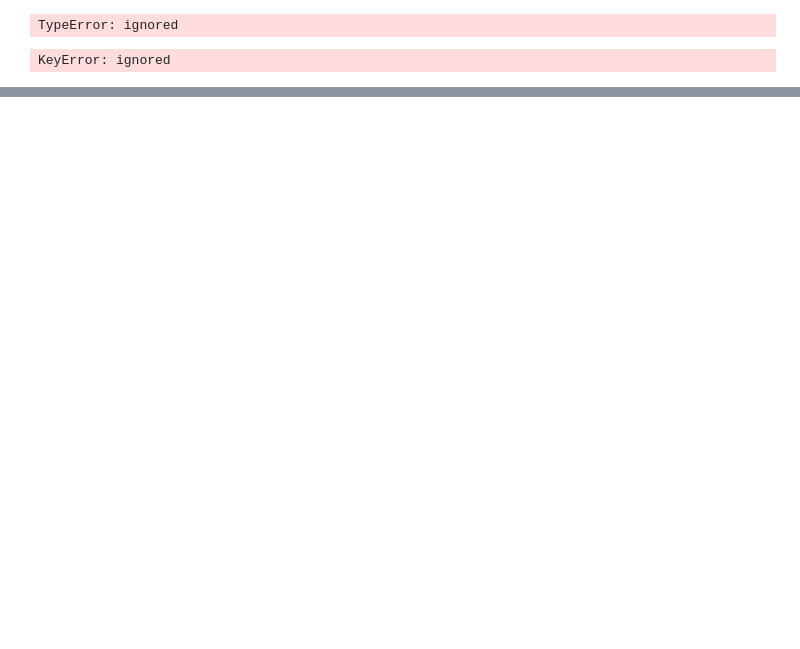
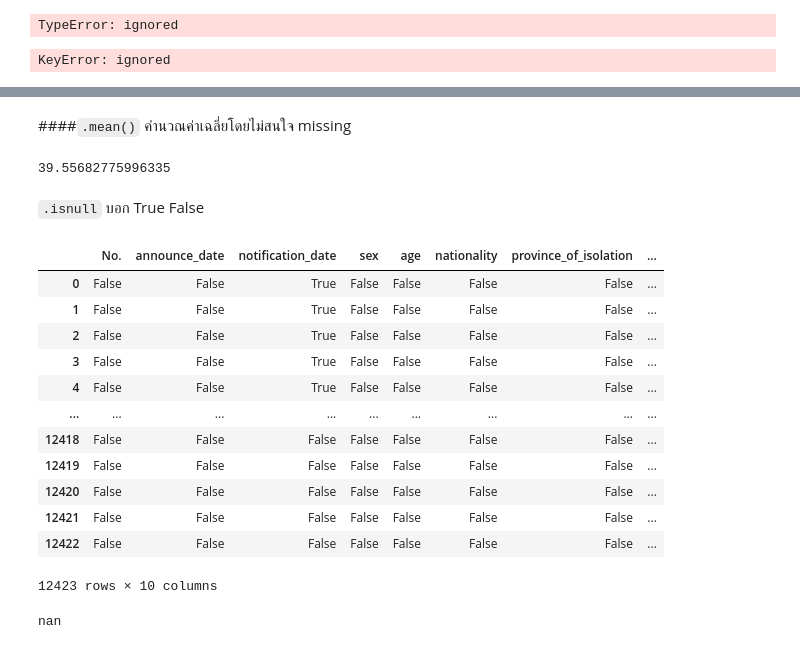
Before and after one commit to darunrat/data_viz, a Jupyter notebook: panda101.ipynb, the cells around one changed output, grey strips where cells are left out. Drawn from its saved outputs; the diff is of its cells as text; code cells hidden in the pictures; blank space fills up the shorter version.

````diff
--- a/panda101.ipynb
+++ b/panda101.ipynb
@@ -546,0 +588,28 @@ KeyError: ignored
+# %% [markdown]
+####```.mean()``` คำนวณค่าเฉลี่ยโดยไม่สนใจ missing
+# %%
+data_covid[data_covid['sex']=='ชาย']['age'].mean()
+# %% [output]
+39.55682775996335
+# %% [markdown]
+```.isnull``` บอก True False
+# %%
+data_covid.isnull()
+# %% [output]
+|  | No. | announce_date | notification_date | sex | age | nationality | province_of_isolation | ... |
+| 0 | False | False | True | False | False | False | False | ... |
+| 1 | False | False | True | False | False | False | False | ... |
+| 2 | False | False | True | False | False | False | False | ... |
+| 3 | False | False | True | False | False | False | False | ... |
+| 4 | False | False | True | False | False | False | False | ... |
+| ... | ... | ... | ... | ... | ... | ... | ... | ... |
+| 12418 | False | False | False | False | False | False | False | ... |
+| 12419 | False | False | False | False | False | False | False | ... |
+| 12420 | False | False | False | False | False | False | False | ... |
+| 12421 | False | False | False | False | False | False | False | ... |
+| 12422 | False | False | False | False | False | False | False | ... |
+12423 rows × 10 columns
+# %%
+data_covid['sex'][4391]
+# %% [output]
+nan
````
Also changed, not shown: parts of 8 cells of this notebook.
